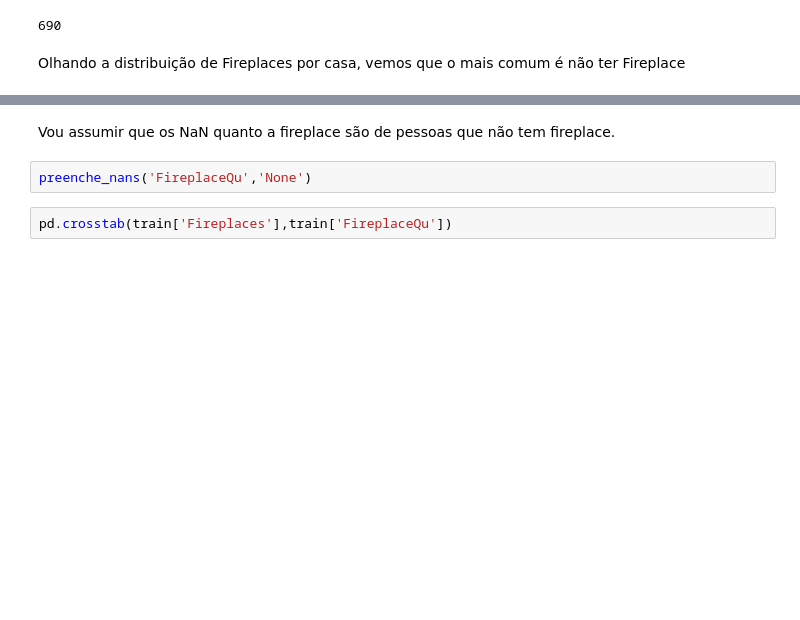
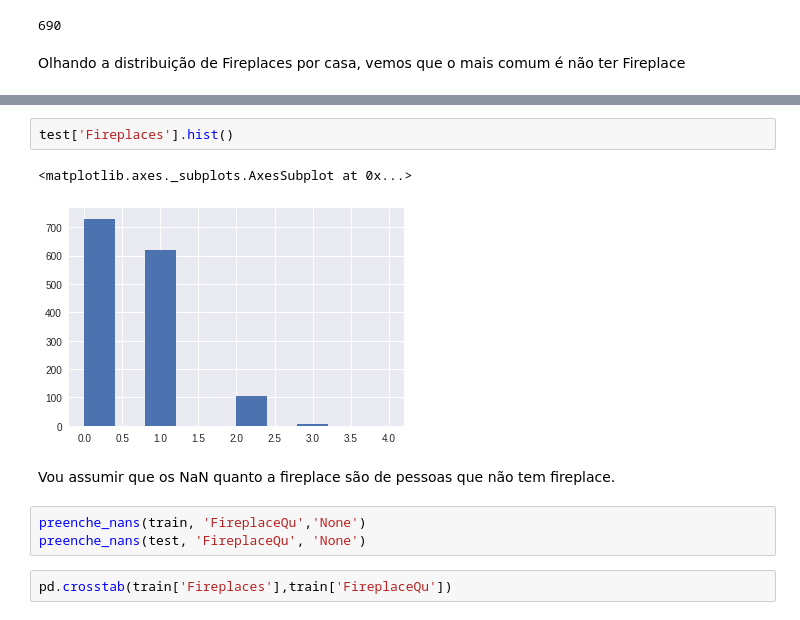
Before and after one commit to 51rL1N5/Prova_Esig, a Jupyter notebook: houseprice.ipynb, the cells around one changed output, grey strips where cells are left out. Drawn from its saved outputs; the diff is of its cells as text; blank space fills up the shorter version.

```diff
--- a/houseprice.ipynb
+++ b/houseprice.ipynb
@@ -449,7 +509,13 @@ train['Fireplaces'].hist()
+# %%
+test['Fireplaces'].hist()
+# %% [output]
+<matplotlib.axes._subplots.AxesSubplot at 0x...>
+[figure, added]
 # %% [markdown]
 Vou assumir que os NaN quanto a fireplace são de pessoas que não tem fireplace.
 # %%
-preenche_nans('FireplaceQu','None')
+preenche_nans(train, 'FireplaceQu','None')
+preenche_nans(test, 'FireplaceQu', 'None')
 # %%
 pd.crosstab(train['Fireplaces'],train['FireplaceQu'])
 # %% [output]
```
Also changed, not shown: parts of 70 cells of this notebook.
